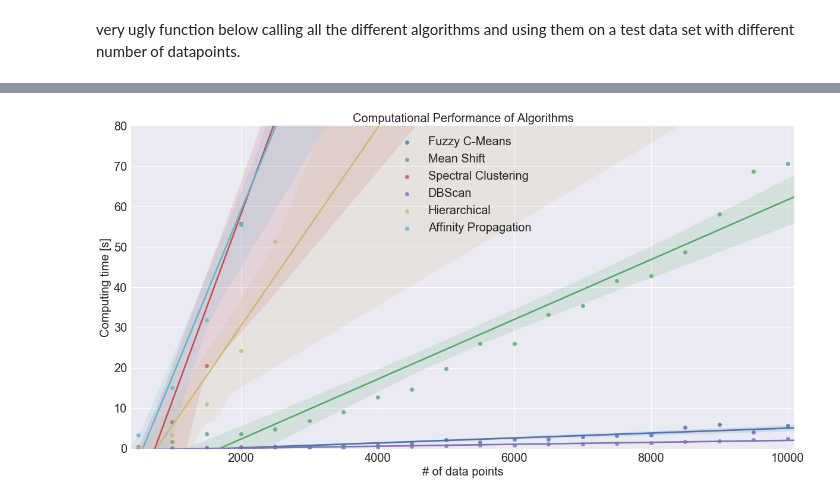
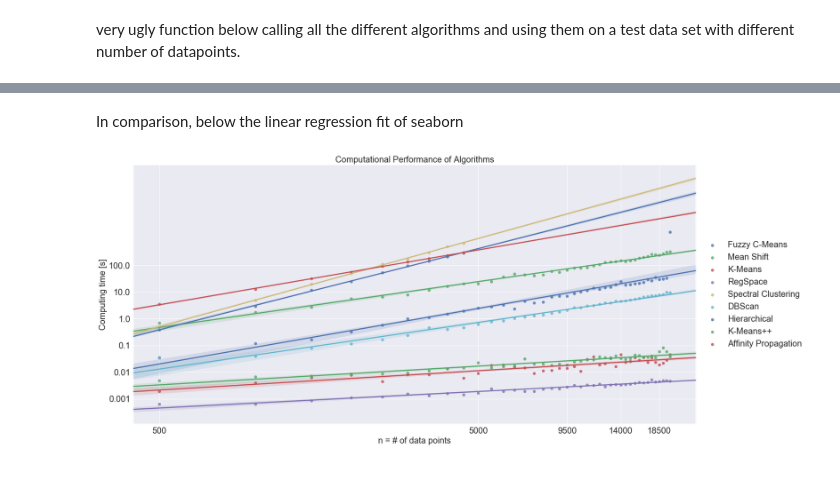
Before and after one commit to clustertoolsgroup/clustertools_project, a Jupyter notebook: Computational tests.ipynb, the cells around one changed output, grey strips where cells are left out. Cells and saved outputs as stored; diff of their text form; code cells hidden in the pictures.

```diff
--- a/Computational tests.ipynb
+++ b/Computational tests.ipynb
@@ -111,12 +105,12 @@ def computational_complexity(datapoints, data, maxnbr):
     return time,  method_label
 # %%
 birch3=load_birch3_data(scale = 'True')
-data= birch3[:10100,:2]
+data= birch3[:20100,:2]
 #the n for which to measure the time
 datapoints = np.arange(0, np.shape(data)[0], 500)[1:]
 
 ######do new computation of complexity
-#time, method_label = computational_complexity(datapoints, data, 2600)
+#time, method_label = computational_complexity(datapoints, data, 4600)
 #save the results, just in case
 #np.save('images/time', time)
 #np.save('images/method', method_label)
@@ -142,16 +175,26 @@ plt.savefig('images/complex.png')
+# %% [markdown]
+In comparison, below the linear regression fit of seaborn
 # %%
-#slow algorithms
 fig, ax = plt.subplots(figsize = (20,10))
-#indexrange=range(len(method_label))
-indexrange = [0,1,4,5,6,8]
+indexrange=range(len(method_label))
+#loglogplot
 for i in indexrange:
-    sns.regplot(x=datapoints, y=time[i,:], ax=ax, label=method_label[i])
+    sns.regplot(x=np.log(datapoints), y=np.log(time[i,:]), ax=ax, label=method_label[i])
 
-plt.gca().axis([min(datapoints)-100, max(datapoints)+100, 0, 80])
-plt.gca().set_xlabel('# of data points', fontsize = fontsizeset)
+plt.gca().set_xlabel('n = # of data points', fontsize = fontsizeset)
 plt.gca().set_ylabel('Computing time [s]', fontsize = fontsizeset)
 plt.title('Computational Performance of Algorithms', fontsize = fontsizeset)
-plt.legend(fontsize = fontsizeset)
-plt.savefig('images/complex2.png')
+# Shrink current axis by 20%
+box = ax.get_position()
+ax.set_position([box.x0, box.y0, box.width * 0.8, box.height])
+# Put a legend to the right of the current axis
+ax.legend(loc='center left', bbox_to_anchor=(1, 0.5),fontsize = fontsizeset)
+ax.set_xticks(np.log(datapoints[np.arange(0,len(datapoints),9)]))
+ax.set_xticklabels(datapoints[np.arange(0,len(datapoints),9)])
+ax.set_yticks(np.log(np.float_power(10,np.arange(-3,3))))
+ax.set_yticklabels(np.float_power(10,np.arange(-3,3)))
+plt.tight_layout()
+#plt.savefig('images/complex.png')
+plt.show()
 # %% [output]
-[figure, old version]
+[figure, new version]
```
Also changed, not shown: parts of 7 cells of this notebook, 2 other files.
